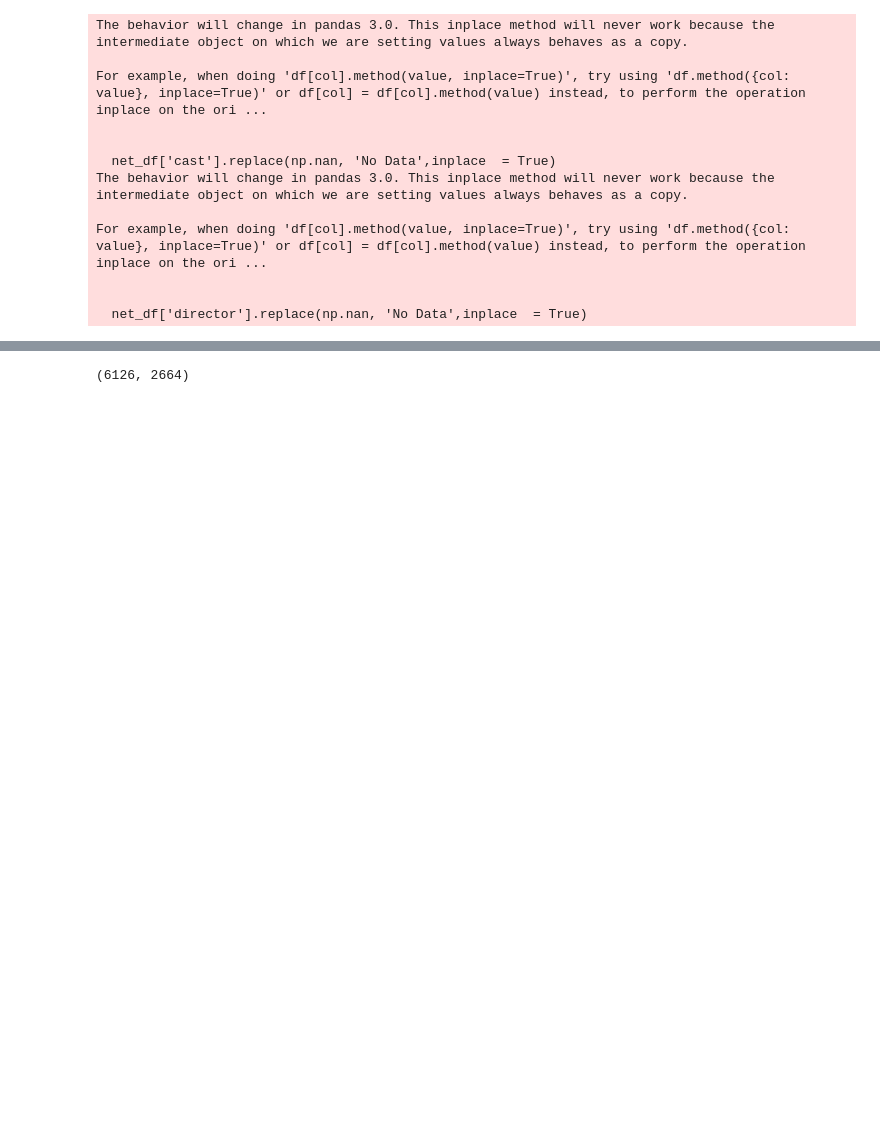
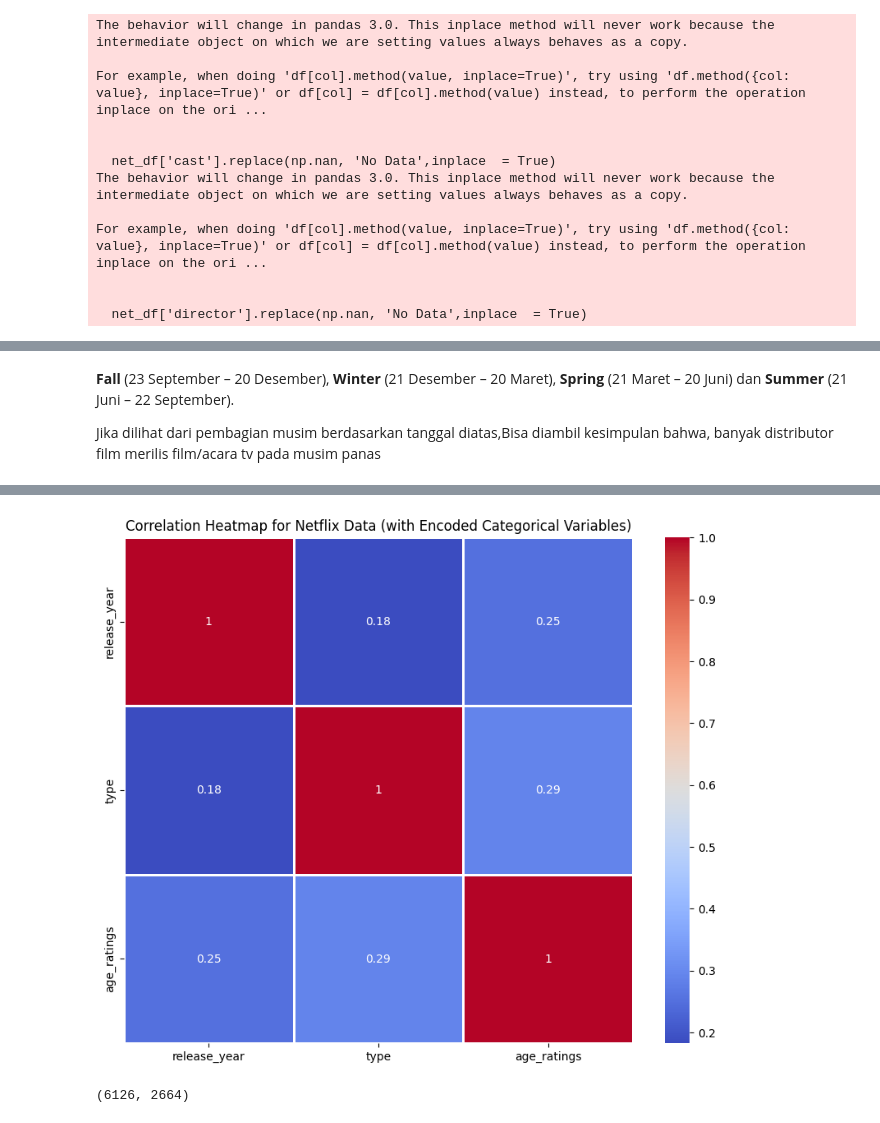
Before and after one commit to PatandyaW/Skripsikkk, a Jupyter notebook: Skripsik.ipynb, the cells around one changed output, grey strips where cells are left out. Saved outputs shown, nothing was run; the diff lists cells and outputs as text; code cells hidden in the pictures; blank space fills up the shorter version.

```diff
--- a/Skripsik.ipynb
+++ b/Skripsik.ipynb
@@ -342,3 +273,7 @@ net_df.head(5)
+# %% [markdown]
+**Fall** (23 September – 20 Desember), **Winter** (21 Desember – 20 Maret), **Spring** (21 Maret – 20 Juni) dan **Summer** (21 Juni – 22 September).
+
+Jika dilihat dari pembagian musim berdasarkan tanggal diatas,Bisa diambil kesimpulan bahwa, banyak distributor film merilis film/acara tv pada musim panas
 # %%
 net_df.rename(columns={
     'rating': 'age_ratings'
@@ -352,6 +287,30 @@ net_df.head()
 | 2 | s3 | TV Show | Ganglands | Julien Leclercq | Sami Bouajila, Tracy Gotoas, Samu... | United States | 2021-09-24 | 2021 | TV-MA | ... |
 | 3 | s4 | TV Show | Jailbirds New Orleans | No Data | No Data | United States | 2021-09-24 | 2021 | TV-MA | ... |
 | 4 | s5 | TV Show | Kota Factory | No Data | Mayur More, Jitendra Kumar, Ranja... | India | 2021-09-24 | 2021 | TV-MA | ... |
+# %%
+from sklearn.preprocessing import LabelEncoder
+
+# Copy of the dataframe to avoid overwriting
+encoded_df = net_df.copy()
+
+# Encode 'type' and 'rating' using LabelEncoder
+label_encoder = LabelEncoder()
+encoded_df['type'] = label_encoder.fit_transform(encoded_df['type'])
+encoded_df['age_ratings'] = label_encoder.fit_transform(encoded_df['age_ratings'])
+
+# Select numeric columns and encoded categorical columns
+selected_columns = encoded_df[['release_year', 'type', 'age_ratings']]
+
+# Calculate correlation matrix
+correlation = selected_columns.corr()
+
+# Plot heatmap
+plt.figure(figsize=(10, 8))
+sns.heatmap(correlation, annot=True, cmap='coolwarm', linewidths=2)
+plt.title('Correlation Heatmap for Netflix Data (with Encoded Categorical Variables)')
+plt.show()
+# %% [output]
+[figure, added]
 # %%
 unique_movies = net_df[net_df['type'] == 'Movie']['title'].nunique()
 unique_tv_shows = net_df[net_df['type'] == 'TV Show']['title'].nunique()
```
Also changed, not shown: parts of 22 cells of this notebook.
